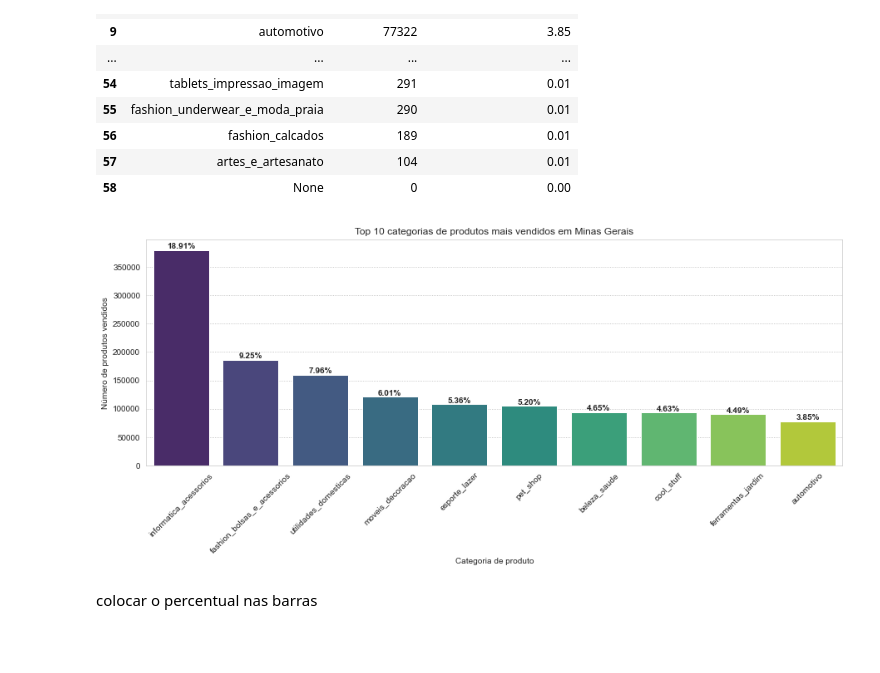
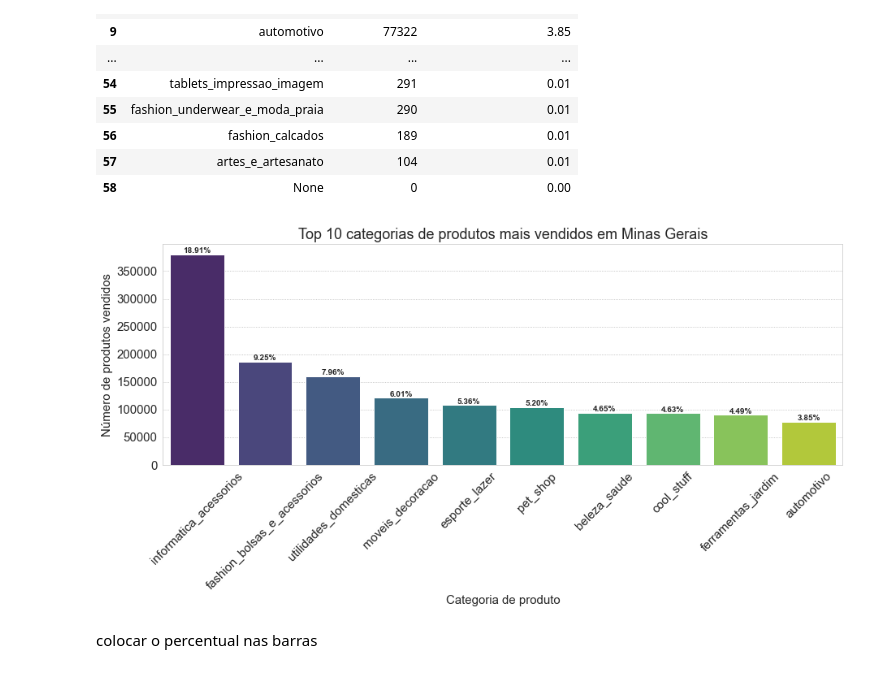
Before and after one commit to deborabmfreitas/projeto-sql, a Jupyter notebook: projeto-sql.ipynb, the cells around one changed output. Drawn from its saved outputs; the diff is of its cells as text; code cells hidden in the pictures; blank space fills up the shorter version.

```diff
--- a/projeto-sql.ipynb
+++ b/projeto-sql.ipynb
@@ -399,5 +399,7 @@ sns.set_style('whitegrid',{'grid.color': '.7','grid.linestyle': ':'})
 # %%
 plt.figure(figsize=(16, 10))
+plt.rcParams.update({'font.size': 15})
+
 sns.barplot(x='estados_registrados', y='cidades_registradas',data=geolocation_city, palette='viridis')
 plt.show()
 # %% [output]
@@ -470,6 +472,7 @@ order_states
 order_states['num_pedidos'] = np.log1p(order_states['num_pedidos'])
 # %%
 plt.figure(figsize=(16, 10))
+plt.rcParams.update({'font.size': 15})
 sns.barplot(x='estados', y='num_pedidos', data=order_states, palette='viridis')
 plt.show()
 # %% [output]
@@ -513,7 +516,8 @@ order_cities_mg.head(10)
 top10mg = order_cities_mg.loc[:9].sort_values('num_pedidos', ascending=True)
 # %%
 plt.figure(figsize=(16, 8))
-plt.barh(top10mg['cidades'], top10mg['num_pedidos'], color='darkgreen')
+plt.rcParams.update({'font.size': 15})
+plt.barh(top10mg['cidades'], top10mg['num_pedidos'], color='turquoise')
 plt.xlabel('Número de pedidos')
 plt.ylabel('Cidade')
 plt.title('Top 10 cidades com mais pedidos em MG')
@@ -555,6 +559,7 @@ order_cities_sp.head(10)
 top10sp = order_cities_sp.loc[:9].sort_values('num_pedidos', ascending=True)
 # %%
 plt.figure(figsize=(16, 8))
+plt.rcParams.update({'font.size': 15})
 plt.barh(top10sp['cidades'], top10sp['num_pedidos'], color='darkblue')
 plt.xlabel('Número de pedidos')
 plt.ylabel('Cidade')
@@ -616,27 +621,28 @@ product_state_mg
 | 58 | None | 0 | 0.00 |
 # %%
 plt.figure(figsize=(15,5))
+plt.rcParams.update({'font.size': 15})
 ax = sns.barplot(x='product_category_name', y='qtd_produtos', data=product_state_mg.loc[:9], palette='viridis')
 plt.title('Top 10 categorias de produtos mais vendidos em Minas Gerais')
 plt.xlabel('Categoria de produto')
 plt.ylabel('Número de produtos vendidos')
 plt.xticks(rotation=45)
 
 total_products = product_state_mg["qtd_produtos"].sum()
 for i, container in enumerate(ax.containers):
     for j, bar in enumerate(container):
         height = bar.get_height()
         ax.text(bar.get_x() + bar.get_width()/2,
                 height+1,
                 f"{height/total_products*100:.2f}%",
                 ha='center',
                 va='bottom',
                 fontsize=10,
                 fontweight='bold')
 
 plt.show()
 # %% [output]
-[figure, old version]
+[figure, new version]
 # %% [markdown]
 colocar o percentual nas barras
 # %%
```
Also changed, not shown: parts of 13 cells of this notebook.
